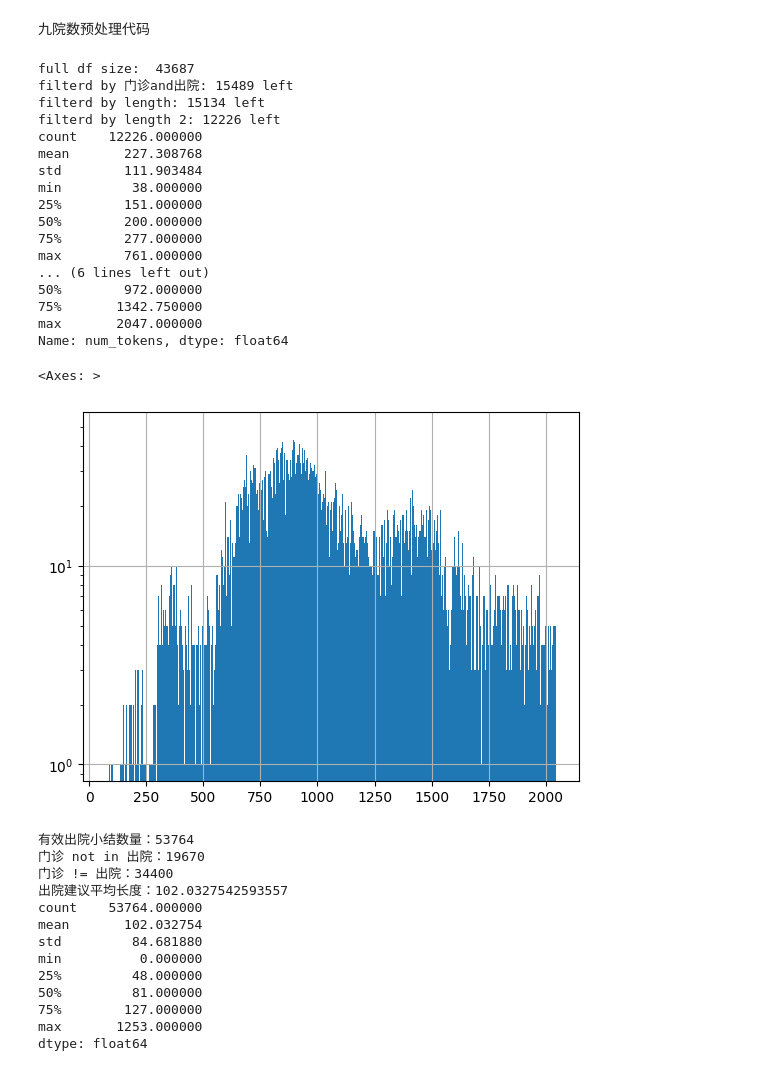
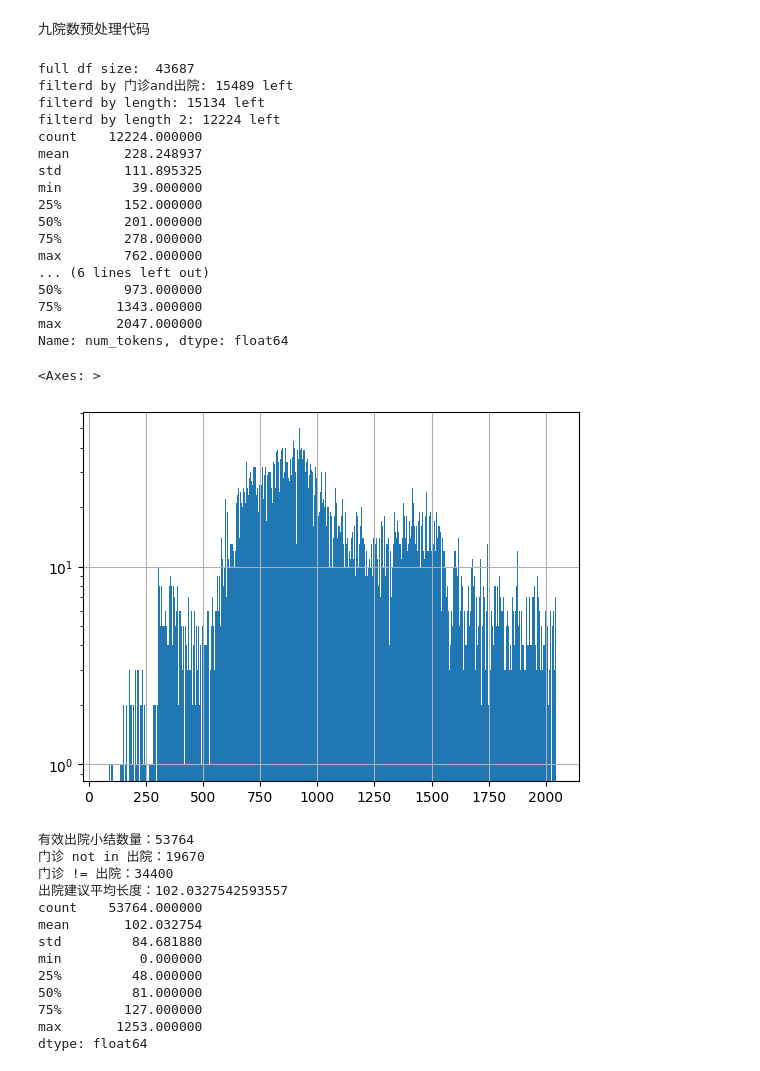
Before and after one commit to MaxLEAF3824/gpt_re, a Jupyter notebook: dp.ipynb, the cells around one changed output. Saved outputs shown, nothing was run; the diff lists cells and outputs as text; code cells hidden in the pictures.

```diff
--- a/dp.ipynb
+++ b/dp.ipynb
@@ -352,9 +352,10 @@ print('full df size: ', df.shape[0])
 
 data_df = df.apply(lambda r: r if (r['门诊诊断'] and r['出院诊断'] and r['门诊诊断'] not in r['出院诊断']) else None,axis=1).dropna()
 data_df = data_df.apply(lambda r: pd.Series(dict(
-    input="性别:"+r['性别']+"\n年龄:"+r['年龄']+"\n入院时主要症状及体征:"+r['入院时主要症状及体征']+"\n特殊检查及重要会诊:"+r['特殊检查及重要会诊'],
+    input="性别:"+r['性别']+"\n年龄:"+r['年龄']+"\n入院时主要症状及体征:"+r['入院时主要症状及体征']+"\n特殊检查及重要会诊:"+r['特殊检查及重要会诊']+"\n出院诊断:",
     data=r['完整化验结果'],
-    output="出院诊断:"+r['出院诊断'])),axis=1)
+    output=r['出院诊断'])),axis=1)
+# data_df['input'] = data_df.apply(lambda r: r['input'].replace(r['output','未知']), axis=1)
 print(f"filterd by 门诊and出院: {data_df.shape[0]} left")
 
 data_df['num_tokens'] = data_df.apply(lambda r : len(llm_tok(r['input']+r['output'])['input_ids']),axis=1)
@@ -368,45 +369,45 @@ data_df_text_dicts['num_tokens'] = data_df_text_dicts.apply(lambda r : len(llm_t
 data_df = data_df[data_df_text_dicts['num_tokens'] < max_length2]
 data_df_text_dicts = data_df_text_dicts[data_df_text_dicts['num_tokens'] < max_length2]
 data_df_no_dicts = data_df.drop(columns=['data'])
 print(f'filterd by length 2: {data_df.shape[0]} left')
 
 train_df = data_df.iloc[:int(len(data_df)*(1-eval_ratio))]
 eval_df = data_df.iloc[int(len(data_df)*(1-eval_ratio)):]
 train_df_text_dicts = data_df_text_dicts.iloc[:int(len(data_df_text_dicts)*(1-eval_ratio))]
 eval_df_text_dicts = data_df_text_dicts.iloc[int(len(data_df_text_dicts)*(1-eval_ratio)):]
 train_df_no_dicts = data_df_no_dicts.iloc[:int(len(data_df_no_dicts)*(1-eval_ratio))]
 eval_df_no_dicts = data_df_no_dicts.iloc[int(len(data_df_no_dicts)*(1-eval_ratio)):]
 
 json.dump(train_df.to_dict(orient="records"), open(os.path.join(os.environ['my_datasets_dir'], "ninth/checkout_data_train.json"),'w'), ensure_ascii=False)
 json.dump(eval_df.to_dict(orient="records"), open(os.path.join(os.environ['my_datasets_dir'], "ninth/checkout_data_eval.json"),'w'), ensure_ascii=False)
 json.dump(train_df_no_dicts.to_dict(orient="records"), open(os.path.join(os.environ['my_datasets_dir'], "ninth/checkout_data_train_no_dicts.json"),'w'), ensure_ascii=False)
 json.dump(eval_df_no_dicts.to_dict(orient="records"), open(os.path.join(os.environ['my_datasets_dir'], "ninth/checkout_data_eval_no_dicts.json"),'w'), ensure_ascii=False)
 json.dump(train_df_text_dicts.to_dict(orient="records"), open(os.path.join(os.environ['my_datasets_dir'], "ninth/checkout_data_train_text_dicts.json"),'w'), ensure_ascii=False)
 json.dump(eval_df_text_dicts.to_dict(orient="records"), open(os.path.join(os.environ['my_datasets_dir'], "ninth/checkout_data_eval_text_dicts.json"),'w'), ensure_ascii=False)
 
 print(data_df['num_tokens'].describe())
 print(data_df_text_dicts['num_tokens'].describe())
 data_df_text_dicts['num_tokens'].hist(bins=1000,log=True)
 # %% [output]
 full df size:  43687
 filterd by 门诊and出院: 15489 left
 filterd by length: 15134 left
-filterd by length 2: 12226 left
-count    12226.000000
-mean       227.308768
-std        111.903484
-min         38.000000
-25%        151.000000
-50%        200.000000
-75%        277.000000
-max        761.000000
+filterd by length 2: 12224 left
+count    12224.000000
+mean       228.248937
+std        111.895325
+min         39.000000
+25%        152.000000
+50%        201.000000
+75%        278.000000
+max        762.000000
 ... (6 lines left out)
-50%        972.000000
-75%       1342.750000
+50%        973.000000
+75%       1343.000000
 max       2047.000000
 Name: num_tokens, dtype: float64
 <Axes: >
-[figure, old version]
+[figure, new version]
 # %%
 import pandas as pd
 
```
Also changed, not shown: 6 other files.
